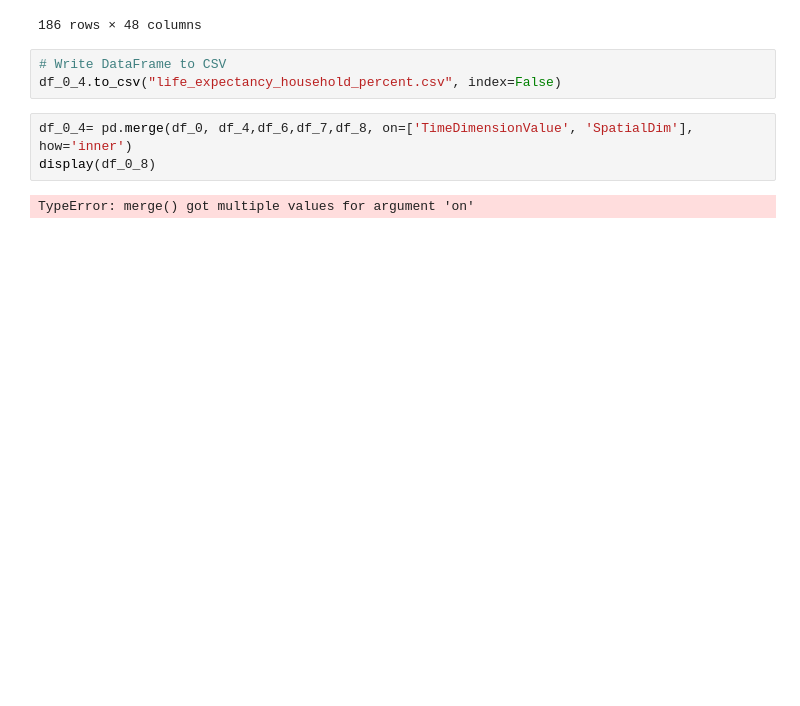
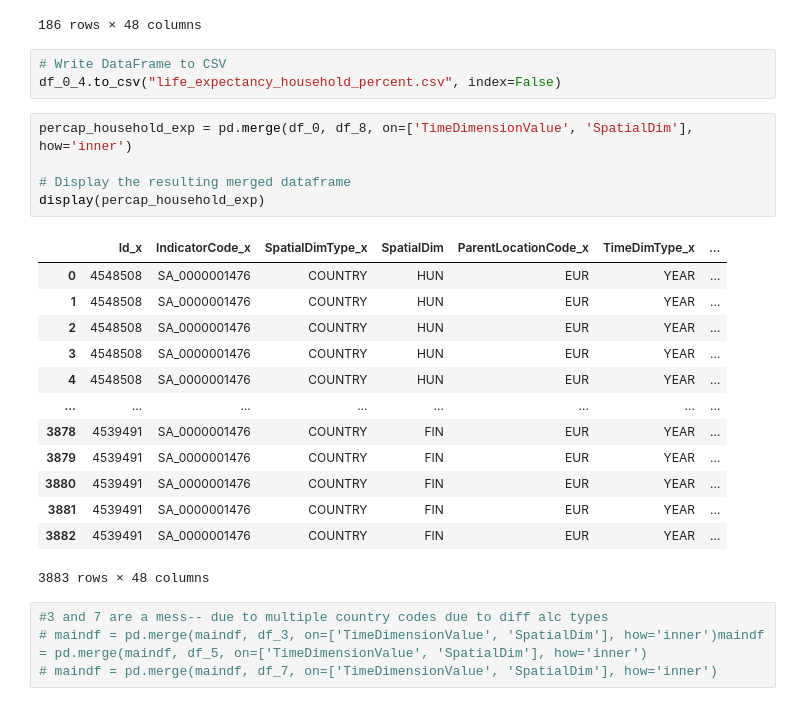
Before and after one commit to ThePennyGoblin/SMU_BootCamp_-Project_1, a Jupyter notebook: WHO Data API/PROJECT_1_Caitev3.ipynb, the cells around one changed output. Drawn from its saved outputs; the diff is of its cells as text; blank space fills up the shorter version.

Commit message:
added a merged df and working on fixing the df for bev types

```diff
--- a/WHO Data API/PROJECT_1_Caitev3.ipynb
+++ b/WHO Data API/PROJECT_1_Caitev3.ipynb
@@ -154,7 +154,25 @@ display(df_0_4)
 # Write DataFrame to CSV
 df_0_4.to_csv("life_expectancy_household_percent.csv", index=False)
 # %%
-df_0_4= pd.merge(df_0, df_4,df_6,df_7,df_8, on=['TimeDimensionValue', 'SpatialDim'], how='inner')
-display(df_0_8)
+percap_household_exp = pd.merge(df_0, df_8, on=['TimeDimensionValue', 'SpatialDim'], how='inner')
+
+# Display the resulting merged dataframe
+display(percap_household_exp)
 # %% [output]
+|  | Id_x | IndicatorCode_x | SpatialDimType_x | SpatialDim | ParentLocationCode_x | TimeDimType_x | ... |
+| 0 | 4548508 | SA_0000001476 | COUNTRY | HUN | EUR | YEAR | ... |
+| 1 | 4548508 | SA_0000001476 | COUNTRY | HUN | EUR | YEAR | ... |
+| 2 | 4548508 | SA_0000001476 | COUNTRY | HUN | EUR | YEAR | ... |
+| 3 | 4548508 | SA_0000001476 | COUNTRY | HUN | EUR | YEAR | ... |
+| 4 | 4548508 | SA_0000001476 | COUNTRY | HUN | EUR | YEAR | ... |
+| ... | ... | ... | ... | ... | ... | ... | ... |
+| 3878 | 4539491 | SA_0000001476 | COUNTRY | FIN | EUR | YEAR | ... |
+| 3879 | 4539491 | SA_0000001476 | COUNTRY | FIN | EUR | YEAR | ... |
+| 3880 | 4539491 | SA_0000001476 | COUNTRY | FIN | EUR | YEAR | ... |
+| 3881 | 4539491 | SA_0000001476 | COUNTRY | FIN | EUR | YEAR | ... |
+| 3882 | 4539491 | SA_0000001476 | COUNTRY | FIN | EUR | YEAR | ... |
-TypeError: merge() got multiple values for argument 'on'
+3883 rows × 48 columns
+# %%
+#3 and 7 are a mess-- due to multiple country codes due to diff alc types
+# maindf = pd.merge(maindf, df_3, on=['TimeDimensionValue', 'SpatialDim'], how='inner')maindf = pd.merge(maindf, df_5, on=['TimeDimensionValue', 'SpatialDim'], how='inner')
+# maindf = pd.merge(maindf, df_7, on=['TimeDimensionValue', 'SpatialDim'], how='inner')
```
Also changed, not shown: parts of 3 cells of this notebook, 11 other files.
